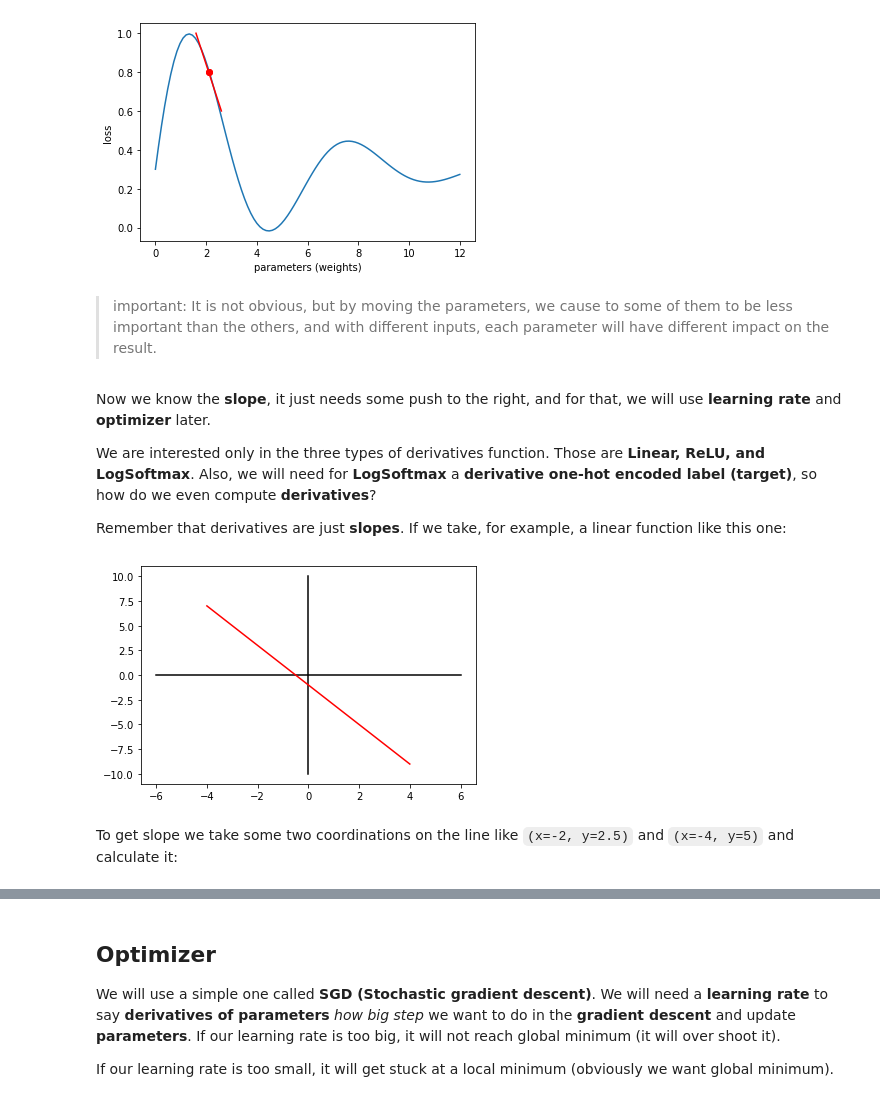
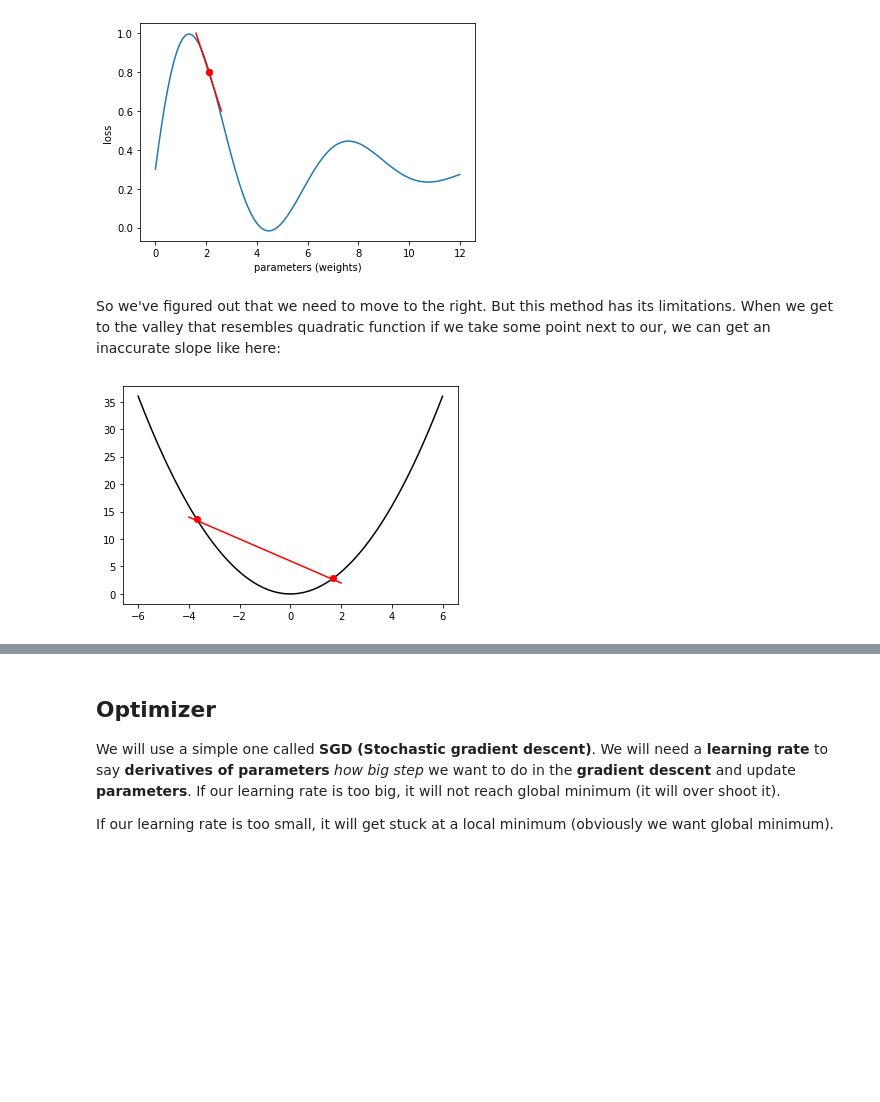
Before and after one commit to ludius0/my-blog, a Jupyter notebook: _notebooks/2021-06-17-Neural-network-from-scratch-(update).ipynb, the cells around one changed output, grey strips where cells are left out. Cells and saved outputs as stored; diff of their text form; code cells hidden in the pictures; blank space fills up the shorter version.

```diff
--- a/_notebooks/2020-12-14-Neural-network-from-scratch.ipynb
+++ b/_notebooks/2021-06-17-Neural-network-from-scratch-(update).ipynb
@@ -447,11 +501,3 @@ plt.plot(xb, yb, "r")
 plt.show()
 # %% [output]
 [figure]
-# %% [markdown]
-> important: It is not obvious, but by moving the parameters, we cause to some of them to be less important than the others, and with different inputs, each parameter will have different impact on the result.
-# %% [markdown]
-Now we know the **slope**, it just needs some push to the right, and for that, we will use **learning rate** and **optimizer** later.
-
-We are interested only in the three types of derivatives function. Those are **Linear, ReLU, and LogSoftmax**. Also, we will need for **LogSoftmax** a **derivative one-hot encoded label (target)**, so how do we even compute **derivatives**?
-
-Remember that derivatives are just **slopes**. If we take, for example, a linear function like this one:
@@ -462,16 +504,17 @@ def linear_function(x, a=-2, b=-1):
+# %% [markdown]
+So we've figured out that we need to move to the right. But this method has its limitations. When we get to the valley that resembles quadratic function if we take some point next to our, we can get an inaccurate slope like here:
 # %%
 #hide-input
-x_ = np.linspace(-6, 6, 2)
-y_ = np.array([0, 0])
+def linear_function(x, a=-2, b=-1):
+    return a * x + b
+x_ = np.linspace(-6, 6, 100)
+y_ = x_ ** 2
 plt.plot(x_, y_, "black")
-x_ = np.array([0, 0])
-y_ = np.linspace(-10, 10, 2)
-plt.plot(x_, y_, "black")
-x = np.linspace(-4, 4, 2)
-y = linear_function(x)
+x = np.linspace(-4, 2, )
+y = linear_function(x) + 7
 plt.plot(x, y, "r")
+plt.plot(-3.7, 13.7, "r", marker="o")
+plt.plot(1.7, 2.9, "r", marker="o")
 plt.show()
 # %% [output]
-[figure, old version]
+[figure, new version]
-# %% [markdown]
-To get slope we take some two coordinations on the line like `(x=-2, y=2.5)` and `(x=-4, y=5)` and calculate it:
```
Also changed, not shown: parts of 42 cells of this notebook, 1 other file.
